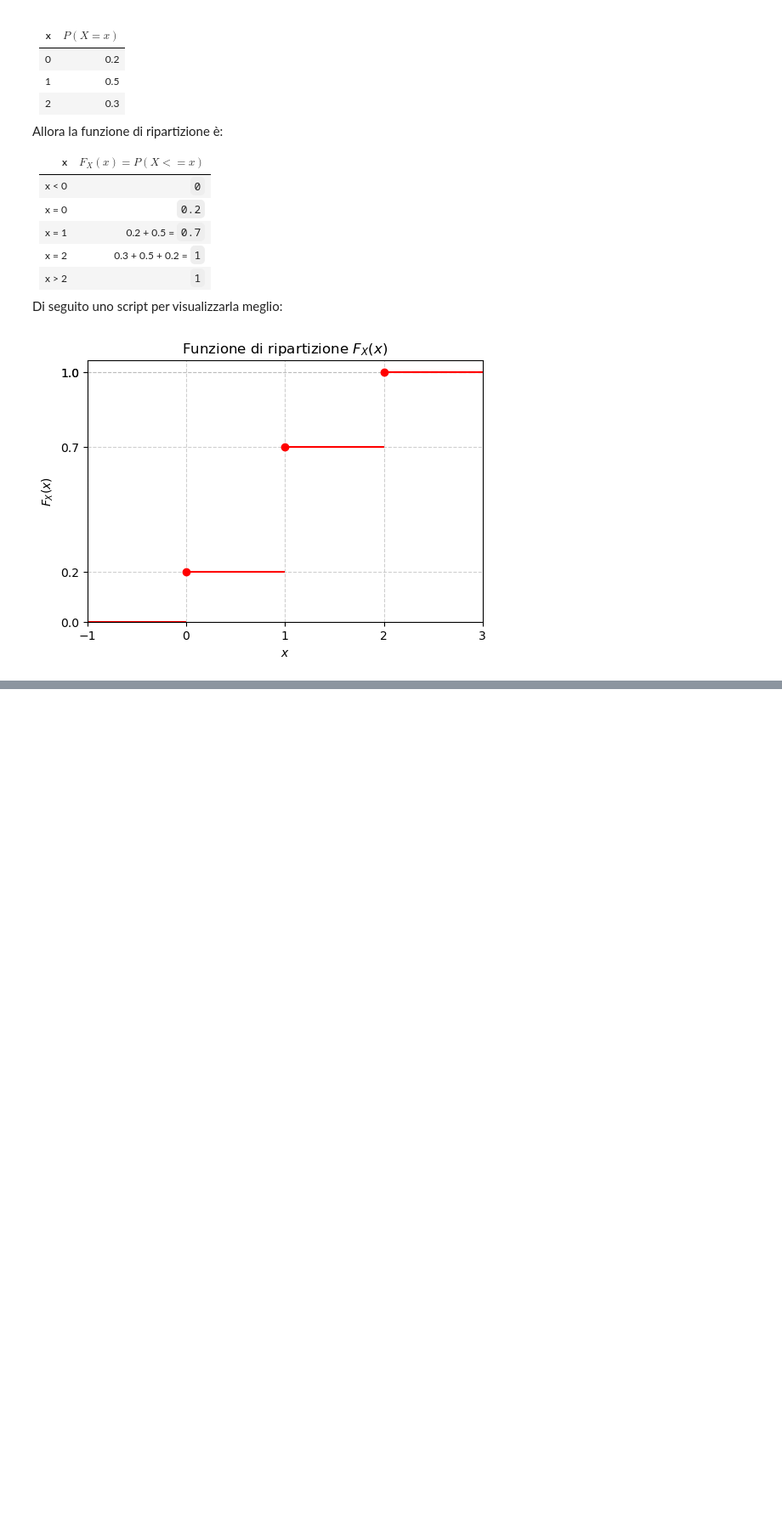
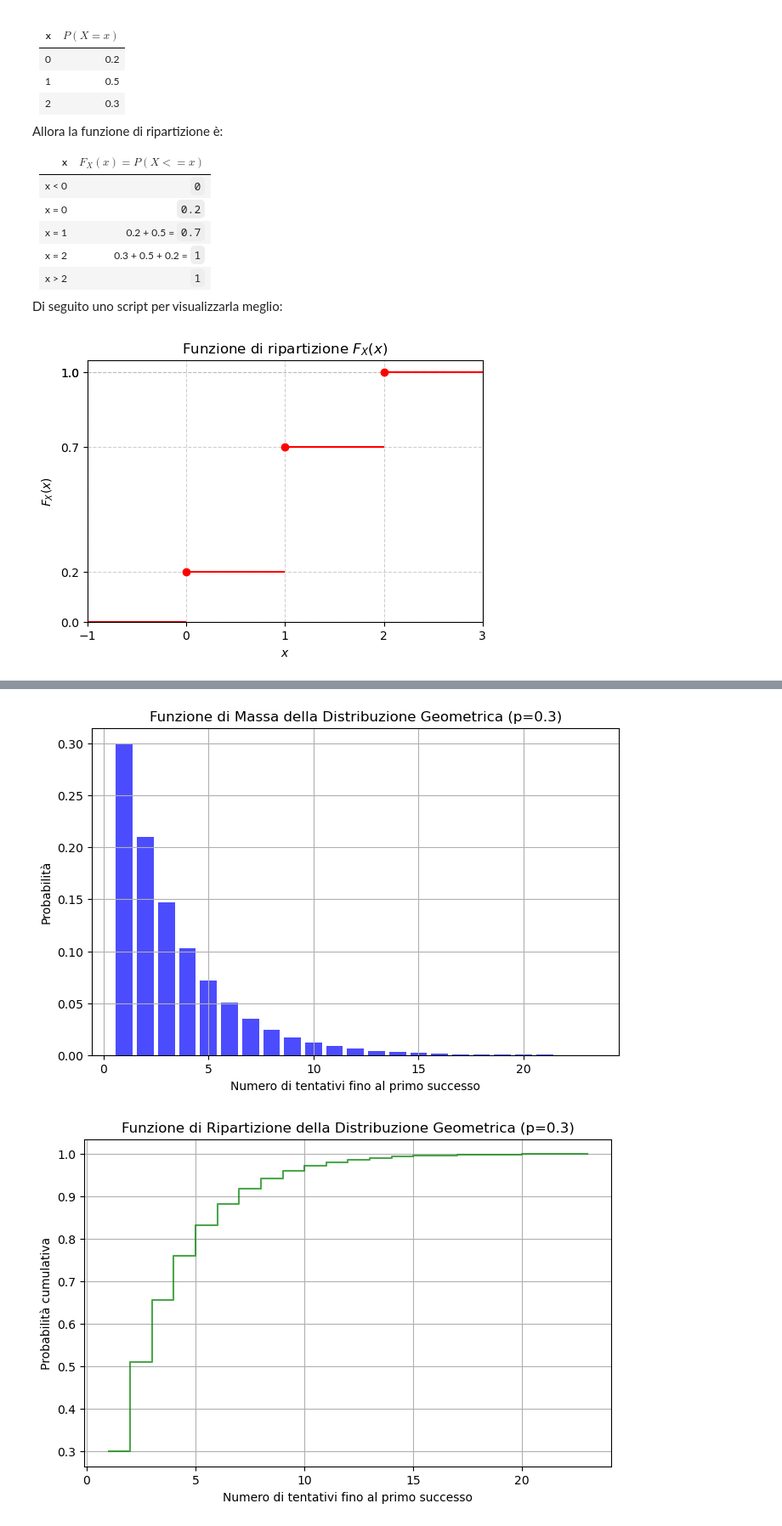
Before and after one commit to Gallja/SAD_Python, a Jupyter notebook: calcolo_delle_probabilita.ipynb, the cells around one changed output, grey strips where cells are left out. Shown at 85% size. Saved outputs shown, nothing was run; the diff lists cells and outputs as text; code cells hidden in the pictures; blank space fills up the shorter version.

```diff
--- a/calcolo_delle_probabilita.ipynb
+++ b/calcolo_delle_probabilita.ipynb
@@ -904,0 +1240,59 @@ Ricordando che la varianza misura quanto il valore della variabile `X` si discos
+# %%
+import numpy as np
+import matplotlib.pyplot as plt
+from scipy.stats import geom
+
+# -----------------------------
+# Parametri iniziali
+# -----------------------------
+p = 0.3   # Probabilità di successo
+n_simulazioni = 1000  # Numero di simulazioni (esperimenti)
+
+# -----------------------------
+# Simulazione Monte Carlo
+# -----------------------------
+# Generiamo i numeri di tentativi fino al primo successo in 1000 esperimenti
+tentativi = geom.rvs(p, size=n_simulazioni)
+
+# Calcoliamo la probabilità di ogni numero di tentativi (fino al primo successo)
+x_vals = np.arange(1, max(tentativi)+1)
+pmf_geometrico = geom.pmf(x_vals, p)
+
+# Funzione di probabilità di massa (PMF) - Grafico
+plt.figure(figsize=(8, 5))
+plt.bar(x_vals, pmf_geometrico, color='blue', alpha=0.7)
+plt.title('Funzione di Massa della Distribuzione Geometrica (p=0.3)')
+plt.xlabel('Numero di tentativi fino al primo successo')
+plt.ylabel('Probabilità')
+plt.grid(True)
+plt.show()
+
+# -----------------------------
+# Funzione di Ripartizione (CDF)
+# -----------------------------
+# Calcoliamo la funzione di ripartizione (CDF)
+cdf_geometrico = geom.cdf(x_vals, p)
+
+# Grafico della funzione di ripartizione (CDF)
+plt.figure(figsize=(8, 5))
+plt.step(x_vals, cdf_geometrico, where='post', color='green', alpha=0.7)
+plt.title('Funzione di Ripartizione della Distribuzione Geometrica (p=0.3)')
+plt.xlabel('Numero di tentativi fino al primo successo')
+plt.ylabel('Probabilità cumulativa')
+plt.grid(True)
+plt.show()
+
+# -----------------------------
+# Analisi della simulazione Monte Carlo
+# -----------------------------
+# Visualizzazione dell'istogramma dei risultati della simulazione Monte Carlo
+plt.figure(figsize=(8, 5))
+plt.hist(tentativi, bins=np.arange(1, max(tentativi)+2), edgecolor='black', density=True, alpha=0.7)
+plt.title('Distribuzione dei tentativi (1000 simulazioni)')
+plt.xlabel('Numero di tentativi fino al primo successo')
+plt.ylabel('Frequenza relativa')
+plt.grid(True)
+plt.show()
+# %% [output]
+[figure, added]
+[figure, added]
```
Also changed, not shown: parts of 7 cells of this notebook.
